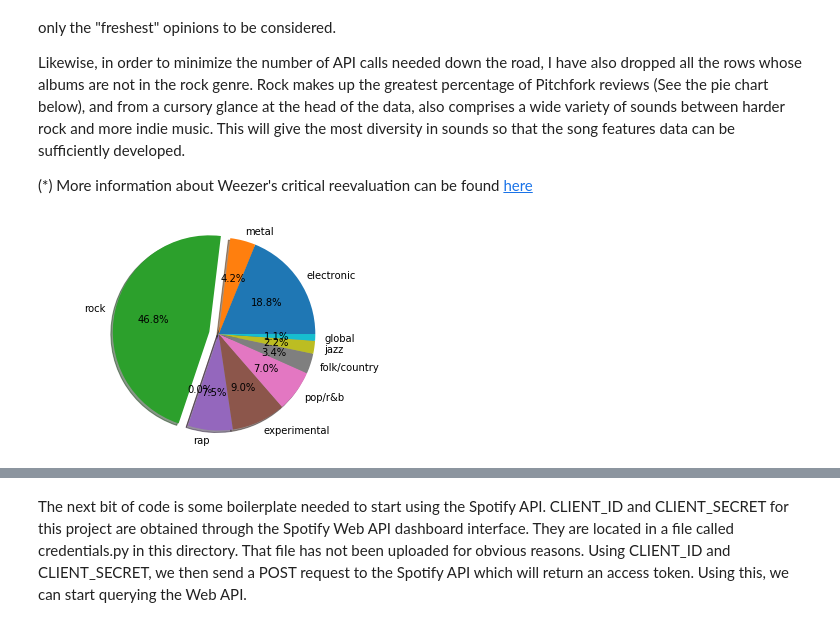
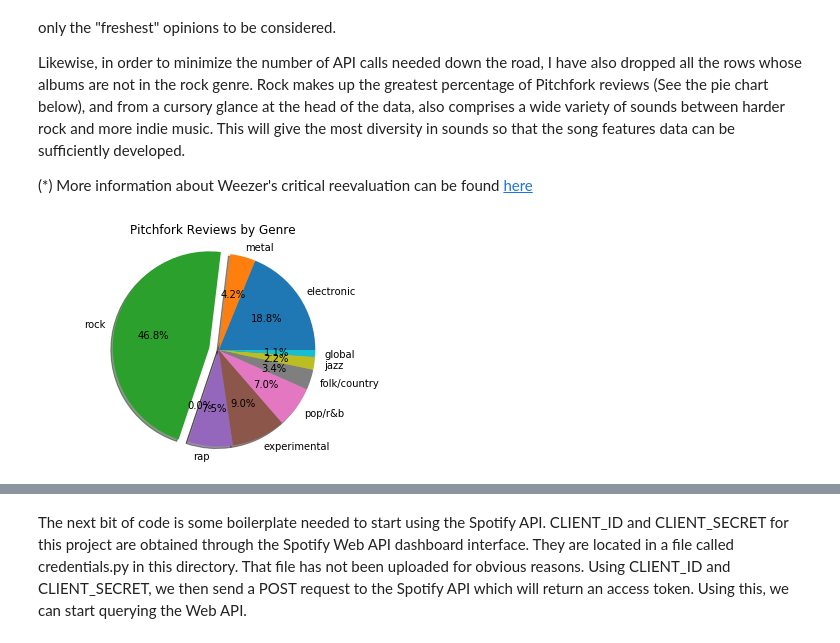
Before and after one commit to siddharm/siddharm.github.io, a Jupyter notebook: 320 final - Pitchfork Music Taste Prediction.ipynb, the cells around one changed output, grey strips where cells are left out. Cells and saved outputs as stored; diff of their text form; code cells hidden in the pictures.

```diff
--- a/320 final - Pitchfork Music Taste Prediction.ipynb
+++ b/320 final - Pitchfork Music Taste Prediction.ipynb
@@ -84,19 +91,20 @@ Likewise, in order to minimize the number of API calls needed down the road, I h
 # %%
 # Pie chart of number of Pitchfork reviews by genre
 sizes = []
 #print(labels)
 labels = reviews.genre.unique()
 #print(len(labels))
 explode = (0, 0, 0.1, 0, 0, 0, 0, 0, 0, 0)
 for genre in reviews.genre.unique():
     #print(str(genre) + " reviews: " + str(len(reviews[(reviews.genre == genre)])))
     sizes.append(len(reviews[(reviews.genre == genre)]))
 
 plt.pie(sizes, labels=labels, autopct='%1.1f%%', shadow=True, explode=explode)
 plt.axis('equal')
+plt.title("Pitchfork Reviews by Genre")
 plt.show()
 # %% [output]
-[figure, old version]
+[figure, new version]
 # %%
 reviews = reviews[(reviews.genre == "rock")]
 reviews = reviews[reviews.pub_year - reviews.year_released <= 2]
```
Also changed, not shown: parts of 25 cells of this notebook, 1 other file.
